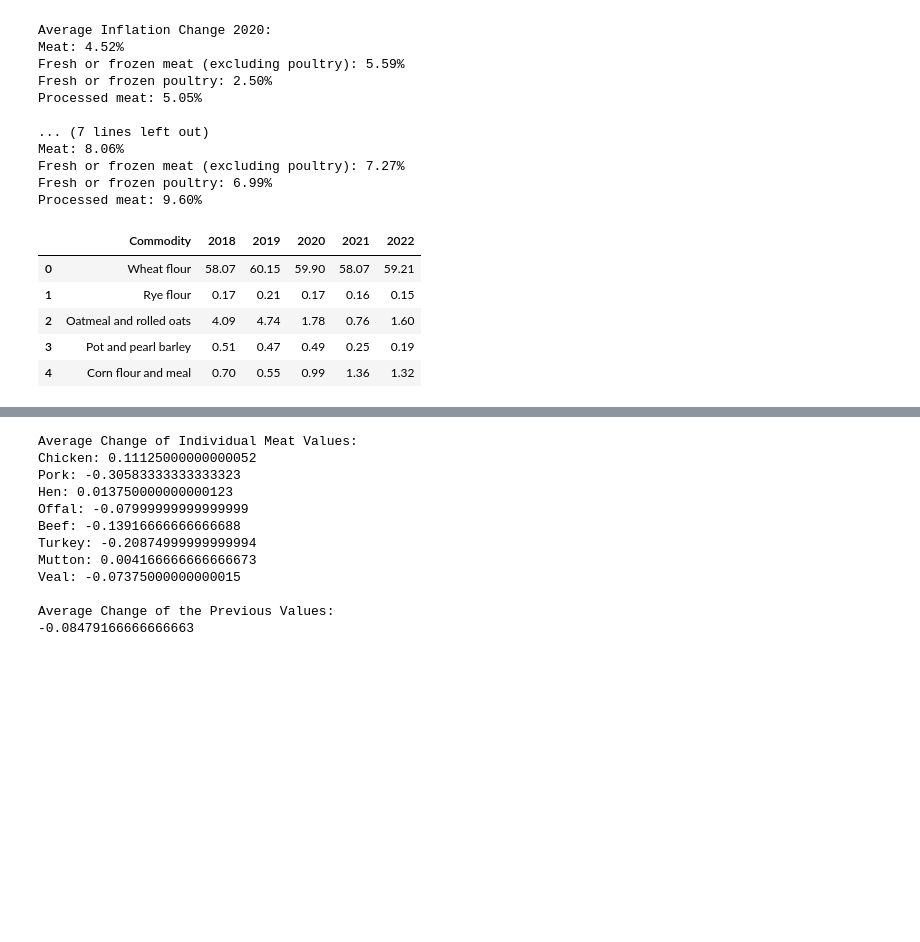
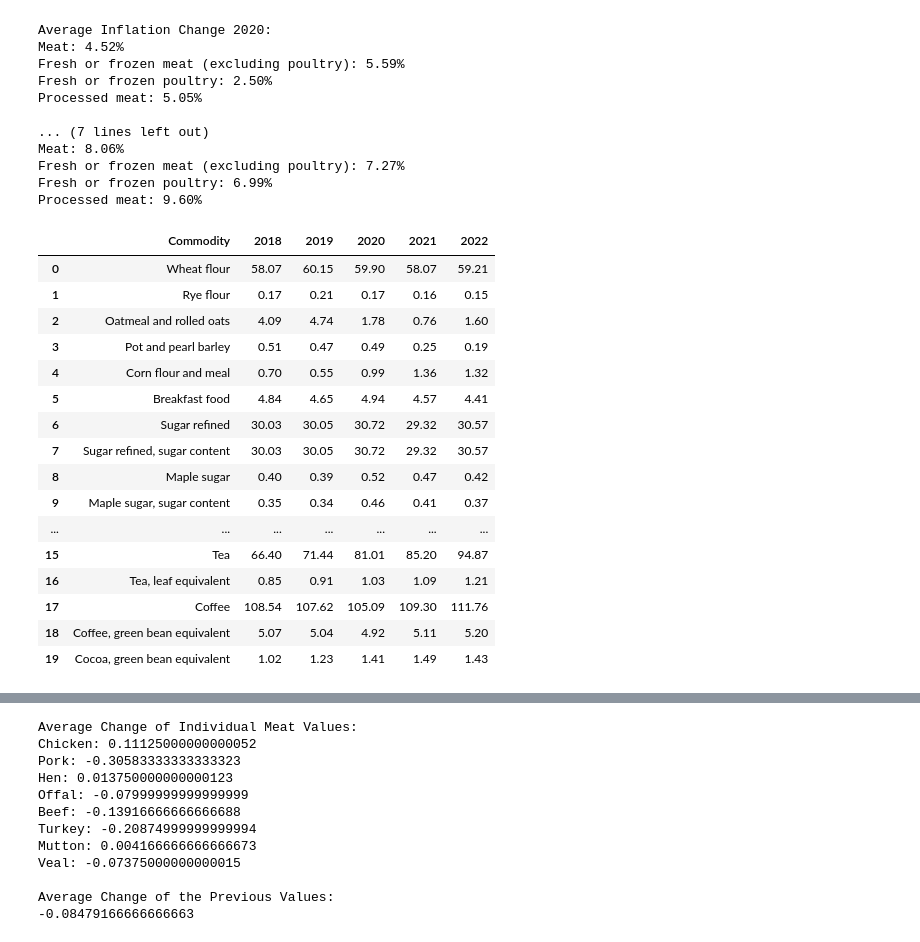
Before and after one commit to UofT-Bootcamp-Data-Analytics/Team_3_Python_Project, a Jupyter notebook: Food Availability vs Inflation. .ipynb, the cells around one changed output, grey strips where cells are left out. Cells and saved outputs as stored; diff of their text form; code cells hidden in the pictures; blank space fills up the shorter version.

```diff
--- a/Food Availability vs Inflation. .ipynb
+++ b/Food Availability vs Inflation. .ipynb
@@ -120,14 +106,25 @@ Fresh or frozen poultry: 6.99%
 Processed meat: 9.60%
 # %%
 #Food Available Table Sample
-food_ava_data.head()
+food_ava_data.head(20)
 # %% [output]
 |  | Commodity | 2018 | 2019 | 2020 | 2021 | 2022 |
 | 0 | Wheat flour | 58.07 | 60.15 | 59.90 | 58.07 | 59.21 |
 | 1 | Rye flour | 0.17 | 0.21 | 0.17 | 0.16 | 0.15 |
 | 2 | Oatmeal and rolled oats | 4.09 | 4.74 | 1.78 | 0.76 | 1.60 |
 | 3 | Pot and pearl barley | 0.51 | 0.47 | 0.49 | 0.25 | 0.19 |
 | 4 | Corn flour and meal | 0.70 | 0.55 | 0.99 | 1.36 | 1.32 |
+| 5 | Breakfast food | 4.84 | 4.65 | 4.94 | 4.57 | 4.41 |
+| 6 | Sugar refined | 30.03 | 30.05 | 30.72 | 29.32 | 30.57 |
+| 7 | Sugar refined, sugar content | 30.03 | 30.05 | 30.72 | 29.32 | 30.57 |
+| 8 | Maple sugar | 0.40 | 0.39 | 0.52 | 0.47 | 0.42 |
+| 9 | Maple sugar, sugar content | 0.35 | 0.34 | 0.46 | 0.41 | 0.37 |
+| ... | ... | ... | ... | ... | ... | ... |
+| 15 | Tea | 66.40 | 71.44 | 81.01 | 85.20 | 94.87 |
+| 16 | Tea, leaf equivalent | 0.85 | 0.91 | 1.03 | 1.09 | 1.21 |
+| 17 | Coffee | 108.54 | 107.62 | 105.09 | 109.30 | 111.76 |
+| 18 | Coffee, green bean equivalent | 5.07 | 5.04 | 4.92 | 5.11 | 5.20 |
+| 19 | Cocoa, green bean equivalent | 1.02 | 1.23 | 1.41 | 1.49 | 1.43 |
 # %%
 meat_commodities = ["Chicken", "Pork", "Hen", "Offal", "Beef", "Turkey", "Mutton", "Veal"]
 meat_availability = food_ava_data[food_ava_data["Commodity"].str.contains('|'.join(meat_commodities), case=False)]
```
Also changed, not shown: parts of 27 cells of this notebook.
